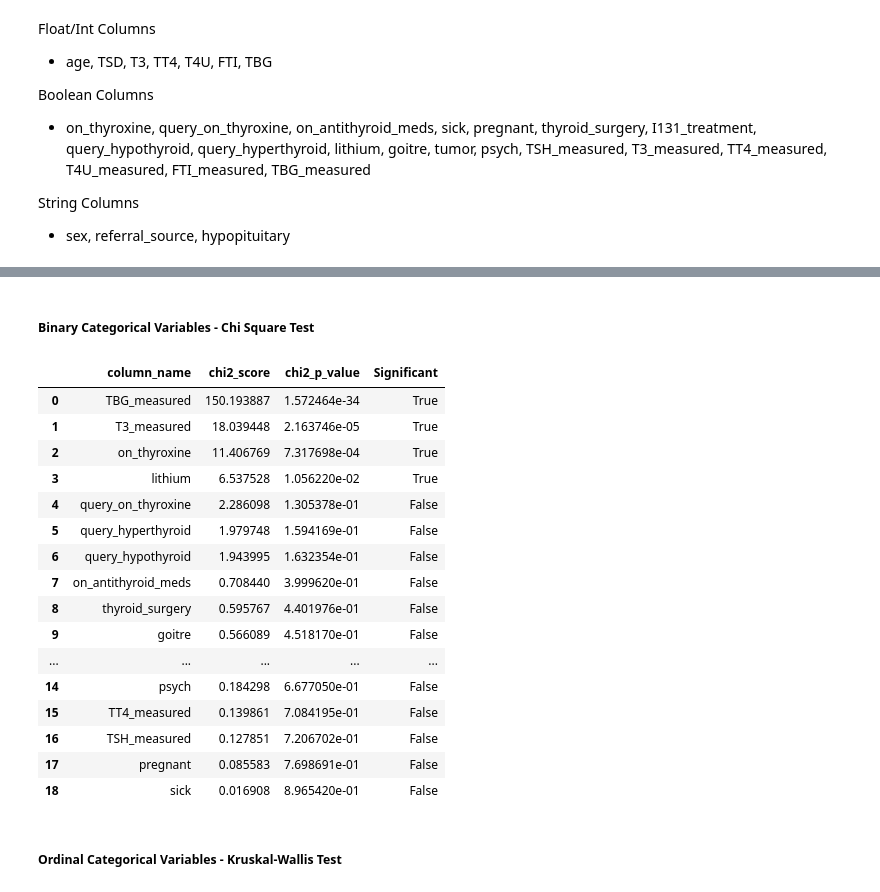
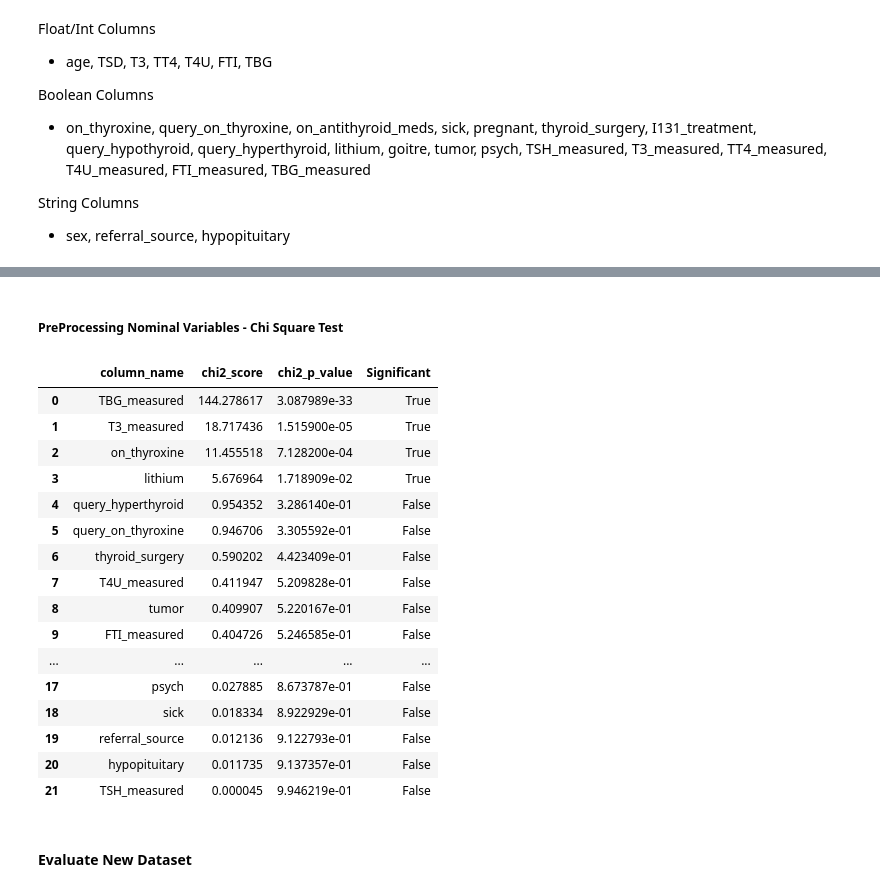
Before and after one commit to khorzhenwin/thigh-roids, a Jupyter notebook: EDA.ipynb, the cells around one changed output, grey strips where cells are left out. Saved outputs shown, nothing was run; the diff lists cells and outputs as text; code cells hidden in the pictures.

Commit message:
completed preprocessing

```diff
--- a/EDA.ipynb
+++ b/EDA.ipynb
@@ -308,0 +350,17 @@ from scipy.stats import kruskal
+# %%
+# drop rows of outliers as number of rows is insignificant
+
+# drop rows with age > 100
+df.drop(df[df["age"] > 100].index, inplace=True)
+
+# drop rows with TSH > 20
+df.drop(df[df["TSH"] > 20].index, inplace=True)
+
+# drop rows with TT4 > 250
+df.drop(df[df["TT4"] > 250].index, inplace=True)
+
+# drop rows with FTI > 250
+df.drop(df[df["FTI"] > 250].index, inplace=True)
+
+# check number of rows after dropping outliers
+print(df.shape)
@@ -346,58 +421,59 @@ anova_score
 # %%
-# drop T4U and age columns
-df.drop(["age"], axis=1, inplace=True)
+# drop T3 and age columns
+df.drop(["T3", "age"], axis=1, inplace=True)
 # %% [markdown]
-##### Binary Categorical Variables - Chi Square Test
+##### PreProcessing Nominal Variables - Chi Square Test
-# %%
-#  chi2 test on boolean columns
-binary_columns = df.select_dtypes(include=["string", "object"])
-# drop sex, referral_source, hypopituitary from binary_columns
-binary_columns.drop(["sex", "referral_source", "hypopituitary"], axis=1, inplace=True)
-
-# convert binary columns to 0 and 1 (0 - f, 1 - t) in df
-for col in binary_columns.columns:
-    binary_columns[col] = binary_columns[col].map({"f": 0, "t": 1})
+# %%
+#  chi2 test on boolean columns
+nominal_columns = df.select_dtypes(include=["string", "object"])
+
+from sklearn.preprocessing import LabelEncoder
+
+# label encode nominal columns
+le = LabelEncoder()
+for col in nominal_columns.columns:
+    nominal_columns[col] = le.fit_transform(nominal_columns[col])
 # %%
 #  chi2 test on binary columns
 chi2_test = SelectKBest(score_func=chi2, k="all")
-chi2_test.fit(binary_columns, df["target"])
+chi2_test.fit(nominal_columns, df["target"])
 
 # create dataframe for with colums [column_name, chi2_score, chi2_p_value]
 chi2_score = pd.DataFrame(
     {
-        "column_name": binary_columns.columns,
+        "column_name": nominal_columns.columns,
         "chi2_score": chi2_test.scores_,
         "chi2_p_value": chi2_test.pvalues_,
     },
 )
 
 # sort dataframe by f_classif_p_value in ascending order
 chi2_score = chi2_score.sort_values(by="chi2_p_value", ascending=True).reset_index(
     drop=True
 )
 
 # determine significant columns based on f_classif_p_value < 0.05
 chi2_score["Significant"] = np.where(chi2_score["chi2_p_value"] < 0.05, True, False)
 
 chi2_score
 # %% [output]
 |  | column_name | chi2_score | chi2_p_value | Significant |
-| 0 | TBG_measured | 150.193887 | 1.572464e-34 | True |
-| 1 | T3_measured | 18.039448 | 2.163746e-05 | True |
-| 2 | on_thyroxine | 11.406769 | 7.317698e-04 | True |
-| 3 | lithium | 6.537528 | 1.056220e-02 | True |
-| 4 | query_on_thyroxine | 2.286098 | 1.305378e-01 | False |
-| 5 | query_hyperthyroid | 1.979748 | 1.594169e-01 | False |
-| 6 | query_hypothyroid | 1.943995 | 1.632354e-01 | False |
-| 7 | on_antithyroid_meds | 0.708440 | 3.999620e-01 | False |
-| 8 | thyroid_surgery | 0.595767 | 4.401976e-01 | False |
-| 9 | goitre | 0.566089 | 4.518170e-01 | False |
+| 0 | TBG_measured | 144.278617 | 3.087989e-33 | True |
+| 1 | T3_measured | 18.717436 | 1.515900e-05 | True |
+| 2 | on_thyroxine | 11.455518 | 7.128200e-04 | True |
+| 3 | lithium | 5.676964 | 1.718909e-02 | True |
+| 4 | query_hyperthyroid | 0.954352 | 3.286140e-01 | False |
+| 5 | query_on_thyroxine | 0.946706 | 3.305592e-01 | False |
+| 6 | thyroid_surgery | 0.590202 | 4.423409e-01 | False |
+| 7 | T4U_measured | 0.411947 | 5.209828e-01 | False |
+| 8 | tumor | 0.409907 | 5.220167e-01 | False |
+| 9 | FTI_measured | 0.404726 | 5.246585e-01 | False |
 | ... | ... | ... | ... | ... |
-| 14 | psych | 0.184298 | 6.677050e-01 | False |
-| 15 | TT4_measured | 0.139861 | 7.084195e-01 | False |
-| 16 | TSH_measured | 0.127851 | 7.206702e-01 | False |
-| 17 | pregnant | 0.085583 | 7.698691e-01 | False |
-| 18 | sick | 0.016908 | 8.965420e-01 | False |
+| 17 | psych | 0.027885 | 8.673787e-01 | False |
+| 18 | sick | 0.018334 | 8.922929e-01 | False |
+| 19 | referral_source | 0.012136 | 9.122793e-01 | False |
+| 20 | hypopituitary | 0.011735 | 9.137357e-01 | False |
+| 21 | TSH_measured | 0.000045 | 9.946219e-01 | False |
 # %%
 # keep only significant columns
 df.drop(
@@ -421,5 +500,5 @@ df.drop(
     axis=1,
     inplace=True,
 )
-# %% [markdown]
-##### Ordinal Categorical Variables - Kruskal-Wallis Test
+# %% [markdown]
+#### Evaluate New Dataset
```
Also changed, not shown: parts of 26 cells of this notebook, 3 other files.
